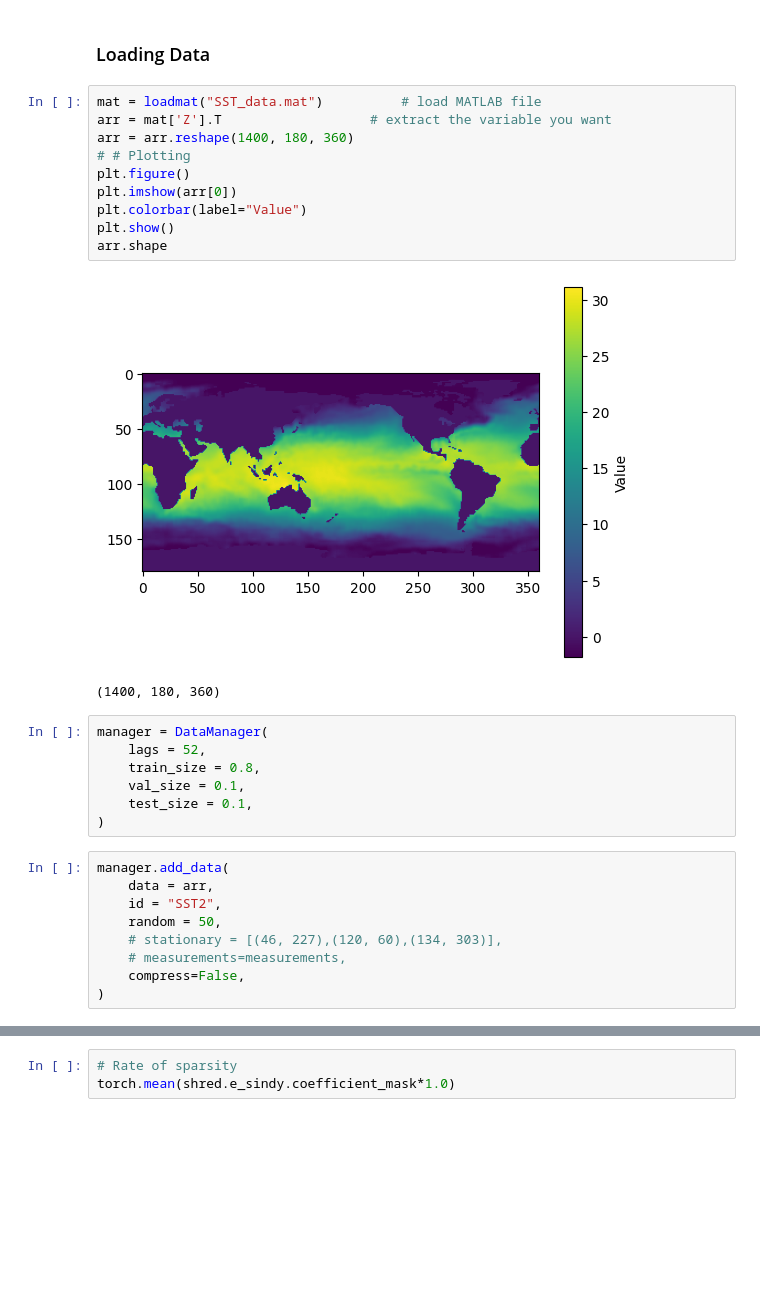
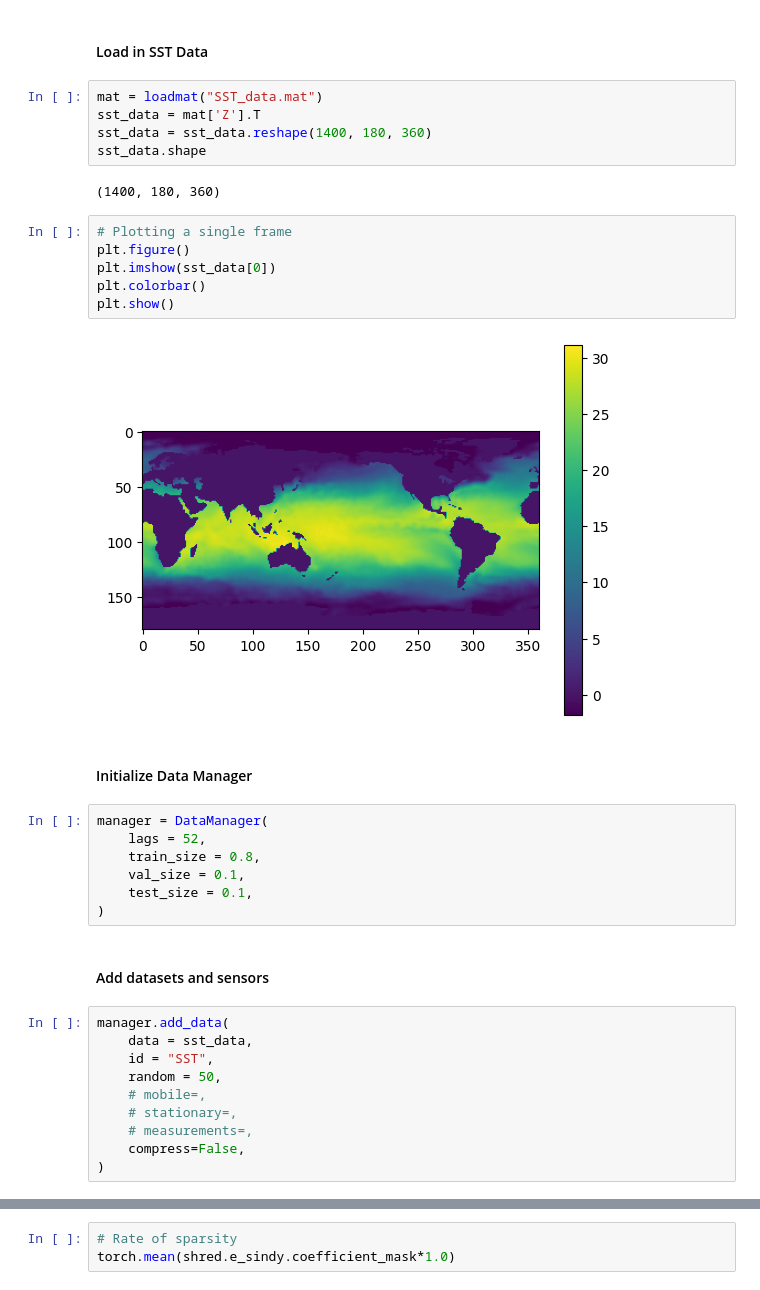
Before and after one commit to pyshred-dev/pyshred, a Jupyter notebook: pyshred/sst.ipynb, the cells around one changed output, grey strips where cells are left out. Saved outputs shown, nothing was run; the diff lists cells and outputs as text; blank space fills up the shorter version.

```diff
--- a/pyshred/sst.ipynb
+++ b/pyshred/sst.ipynb
@@ -21,18 +20,22 @@ The autoreload extension is already loaded. To reload it, use:
 # %% [markdown]
-### Loading Data
+#### Load in SST Data
 # %%
-mat = loadmat("SST_data.mat")          # load MATLAB file
-arr = mat['Z'].T                   # extract the variable you want
-arr = arr.reshape(1400, 180, 360)
-# # Plotting
-plt.figure()
-plt.imshow(arr[0])
-plt.colorbar(label="Value")
-plt.show()
-arr.shape
+mat = loadmat("SST_data.mat")
+sst_data = mat['Z'].T
+sst_data = sst_data.reshape(1400, 180, 360)
+sst_data.shape
 # %% [output]
-[figure, removed]
 (1400, 180, 360)
+# %%
+# Plotting a single frame
+plt.figure()
+plt.imshow(sst_data[0])
+plt.colorbar()
+plt.show()
+# %% [output]
+[figure, added]
+# %% [markdown]
+#### Initialize Data Manager
 # %%
 manager = DataManager(
     lags = 52,
@@ -40,12 +43,15 @@ manager = DataManager(
     val_size = 0.1,
     test_size = 0.1,
 )
+# %% [markdown]
+#### Add datasets and sensors
 # %%
 manager.add_data(
-    data = arr,
-    id = "SST2",
+    data = sst_data,
+    id = "SST",
     random = 50,
-    # stationary = [(46, 227),(120, 60),(134, 303)],
-    # measurements=measurements,
+    # mobile=,
+    # stationary=,
+    # measurements=,
     compress=False,
 )
```
Also changed, not shown: parts of 41 cells of this notebook, 7 other files.
